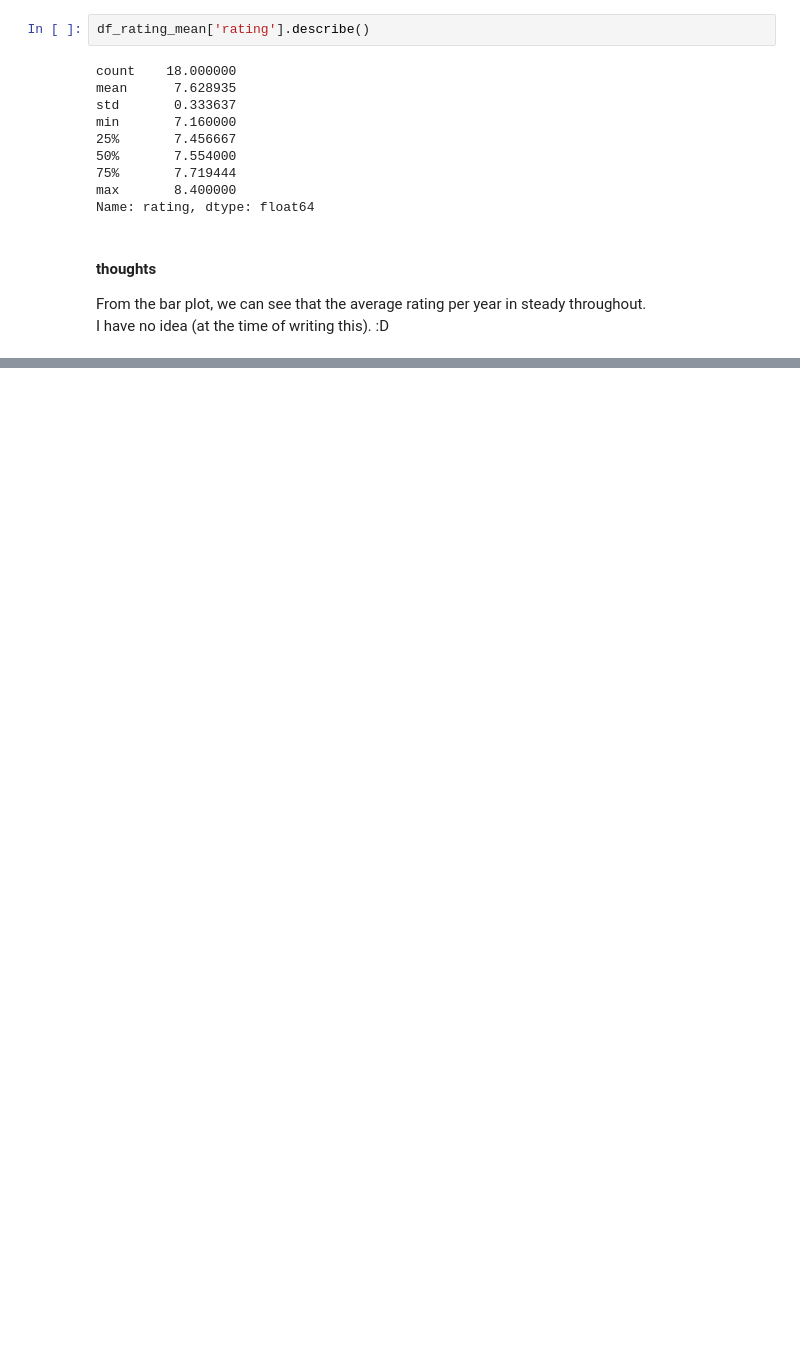
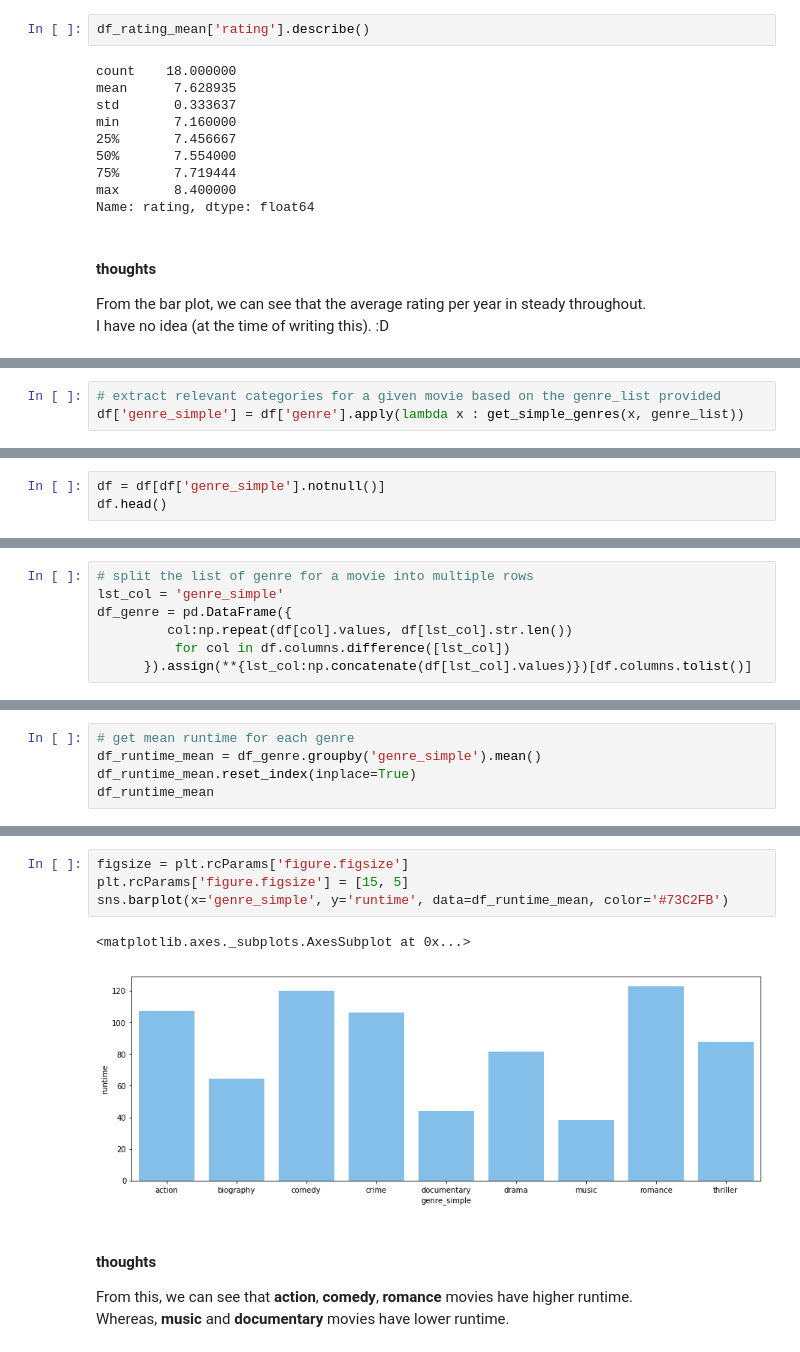
Before and after one commit to NISH1001/nepalimdb, a Jupyter notebook: nepali-movie-analyzer.ipynb, the cells around one changed output, grey strips where cells are left out. Saved outputs shown, nothing was run; the diff lists cells and outputs as text; blank space fills up the shorter version.

Commit message:
Analyze runtime along with genre

```diff
--- a/nepali-movie-analyzer.ipynb
+++ b/nepali-movie-analyzer.ipynb
@@ -302,0 +394,3 @@ I have no idea (at the time of writing this). :D
+# %%
+# extract relevant categories for a given movie based on the genre_list provided
+df['genre_simple'] = df['genre'].apply(lambda x : get_simple_genres(x, genre_list))
@@ -302,0 +419,3 @@ I have no idea (at the time of writing this). :D
+# %%
+df = df[df['genre_simple'].notnull()]
+df.head()
@@ -302,0 +446,7 @@ I have no idea (at the time of writing this). :D
+# %%
+# split the list of genre for a movie into multiple rows
+lst_col = 'genre_simple'
+df_genre = pd.DataFrame({
+         col:np.repeat(df[col].values, df[lst_col].str.len())
+          for col in df.columns.difference([lst_col])
+      }).assign(**{lst_col:np.concatenate(df[lst_col].values)})[df.columns.tolist()]
@@ -302,0 +462,5 @@ I have no idea (at the time of writing this). :D
+# %%
+# get mean runtime for each genre
+df_runtime_mean = df_genre.groupby('genre_simple').mean()
+df_runtime_mean.reset_index(inplace=True)
+df_runtime_mean
@@ -302,0 +478,11 @@ I have no idea (at the time of writing this). :D
+# %%
+figsize = plt.rcParams['figure.figsize']
+plt.rcParams['figure.figsize'] = [15, 5]
+sns.barplot(x='genre_simple', y='runtime', data=df_runtime_mean, color='#73C2FB')
+# %% [output]
+<matplotlib.axes._subplots.AxesSubplot at 0x...>
+[figure, added]
+# %% [markdown]
+#### thoughts
+From this, we can see that **action**, **comedy**, **romance** movies have higher runtime.
+Whereas, **music** and **documentary** movies have lower runtime.
```
Also changed, not shown: parts of 23 cells of this notebook.
